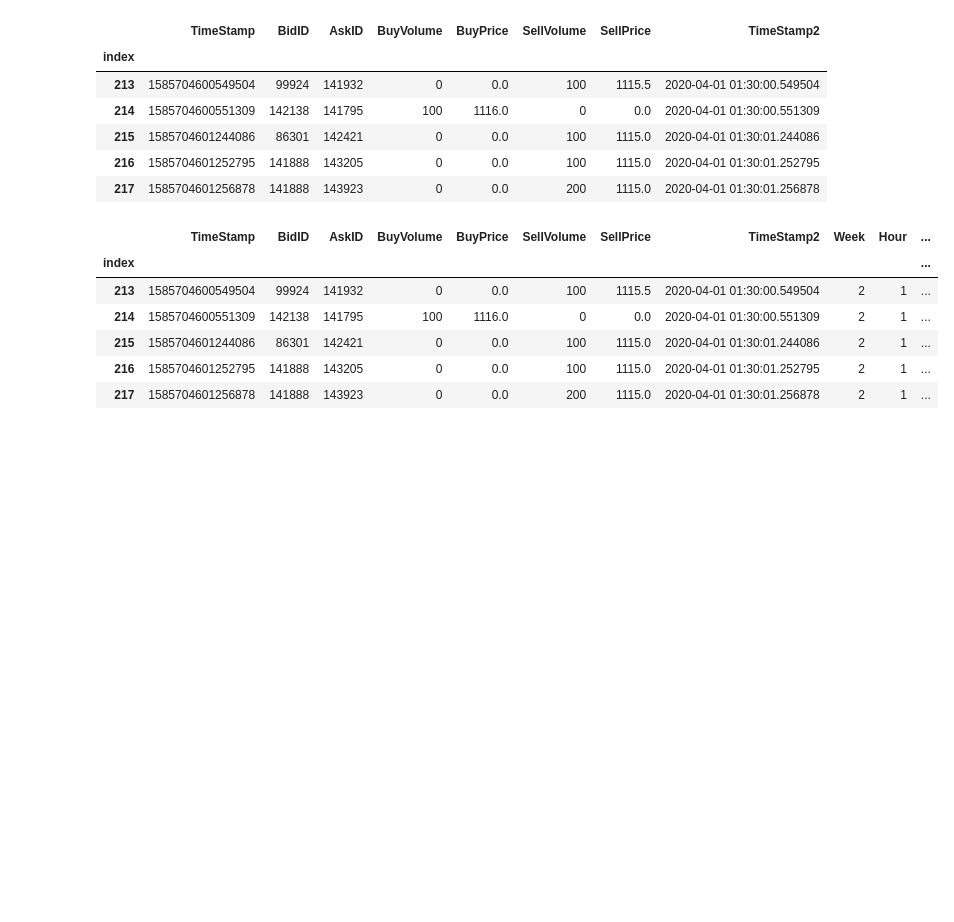
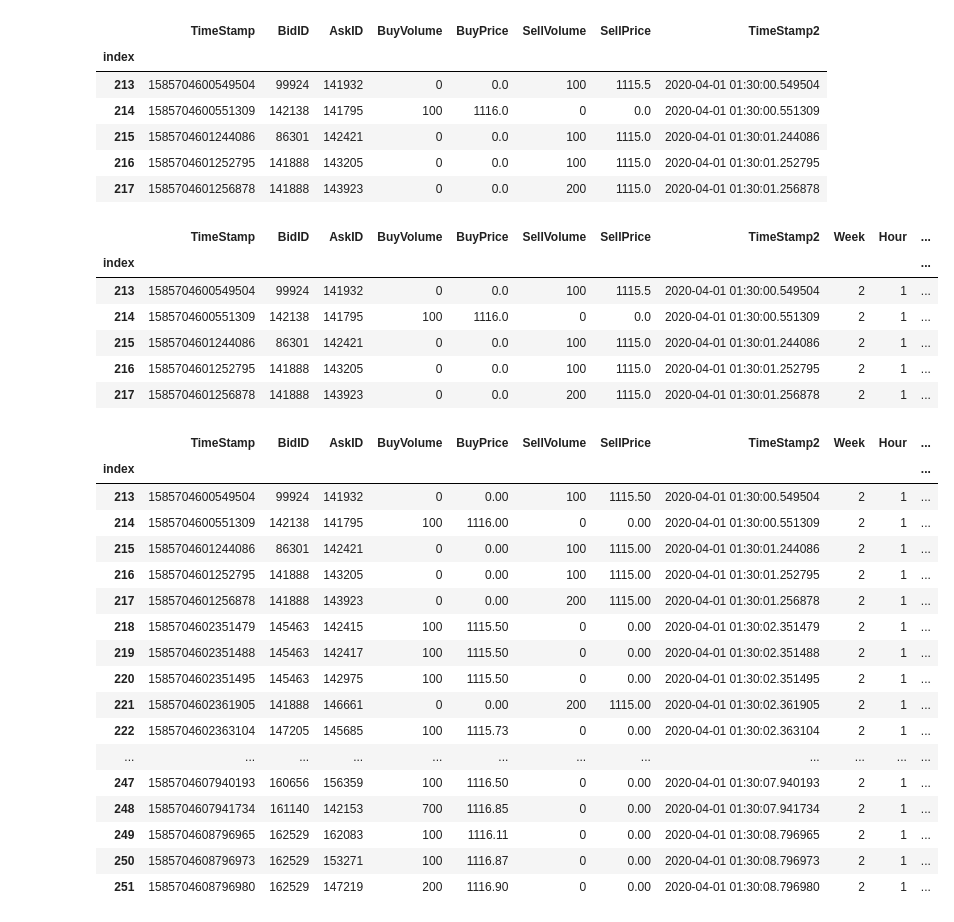
Before and after one commit to chun-code/stock_price, a Jupyter notebook: code.ipynb, the cells around one changed output. Drawn from its saved outputs; the diff is of its cells as text; code cells hidden in the pictures; blank space fills up the shorter version.

```diff
--- a/code.ipynb
+++ b/code.ipynb
@@ -60,8 +60,8 @@ col_ask = ['Ask1','Ask2','Ask3','Ask4','Ask5'] #賣
 
 
 ## 動能(漲跌相對強度)
-book_train['size_diff'] =  book_train[col_bid_size].sum(axis=1) - book_train[col_ask].sum(axis=1) #委買掛單總數-委賣掛單總數
-book_train['size_ratio'] =  book_train[col_bid_size].sum(axis=1) / book_train[col_ask].sum(axis=1) #委買掛單總數/委賣掛單總數
+book_train['book_size_diff'] =  book_train[col_bid_size].sum(axis=1) - book_train[col_ask].sum(axis=1) #委買掛單總數-委賣掛單總數
+book_train['book_size_ratio'] =  book_train[col_bid_size].sum(axis=1) / book_train[col_ask].sum(axis=1) #委買掛單總數/委賣掛單總數
 
 
 ## 基本描述統計值(最大、最小、平均)_ask
@@ -87,7 +87,7 @@ pre_book_ask_q3 = []
 
 for i in range(1, len(book_train)):
     term_data = []
-    term_data = map(lambda x,y: book_train.loc[i-1,x].repeat(int(book_train.loc[i-1,y])) ,col_ask ,col_ask_size )
+    term_data = map( lambda x,y: book_train.loc[i-1,x].repeat(int(book_train.loc[i-1,y])) ,col_ask ,col_ask_size )
     term_data = list(term_data)
     term_data = flatten_extend(term_data)
     pre_book_ask_mode.append( mode(term_data) )
@@ -157,3 +157,17 @@ book_train.head()
 | 2 | 139 | 1585704609513298 | 1116.00 | 1600 | 1116.99 | 100 | 1115.03 | 300 | 1117.00 | 1240 | ... |
 | 3 | 140 | 1585704612124381 | 1113.15 | 300 | 1114.44 | 400 | 1113.01 | 600 | 1116.99 | 100 | ... |
 | 4 | 141 | 1585704615123840 | 1111.51 | 100 | 1111.62 | 2200 | 1111.50 | 200 | 1116.00 | 100 | ... |
+# %%
+## 移動平均線
+book_train['book_ma_6s'] =  book_train['midpt'].shift(1).rolling(1).mean()
+book_train['book_ma_12s'] = book_train['midpt'].shift(1).rolling(2).mean()
+book_train['book_ma_24s'] = book_train['midpt'].shift(1).rolling(3).mean()
+book_train['book_ma_48s'] = book_train['midpt'].shift(1).rolling(4).mean()
+book_train['book_ma_96s'] = book_train['midpt'].shift(1).rolling(5).mean()
+
+book_train['book_mstd_12s'] = book_train['midpt'].shift(1).rolling(2).std()
+book_train['book_mstd_24s'] = book_train['midpt'].shift(1).rolling(3).std()
+book_train['book_mstd_48s'] = book_train['midpt'].shift(1).rolling(4).std()
+book_train['book_mstd_96s'] = book_train['midpt'].shift(1).rolling(5).std()
+
+book_train.head(10)
@@ -187,3 +214,34 @@ trade_train.head()
 | 215 | 1585704601244086 | 86301 | 142421 | 0 | 0.0 | 100 | 1115.0 | 2020-04-01 01:30:01.244086 | 2 | 1 | ... |
 | 216 | 1585704601252795 | 141888 | 143205 | 0 | 0.0 | 100 | 1115.0 | 2020-04-01 01:30:01.252795 | 2 | 1 | ... |
 | 217 | 1585704601256878 | 141888 | 143923 | 0 | 0.0 | 200 | 1115.0 | 2020-04-01 01:30:01.256878 | 2 | 1 | ... |
+# %%
+# 以五檔報價時間依據，將交易資料分組(bisect)
+
+import bisect
+book_ts = book_train['TimeStamp'].values.tolist()  #dataframe to list
+
+def get_ts_id(ts):
+    return bisect.bisect_left(book_ts, ts)  #回傳插入的位置，以0開頭
+
+
+trade_train['ts_id'] = trade_train['TimeStamp'].apply(lambda ts: get_ts_id(ts))  #ts:trade每一列
+trade_train.head(39)
+# %% [output]
+|  | TimeStamp | BidID | AskID | BuyVolume | BuyPrice | SellVolume | SellPrice | TimeStamp2 | Week | Hour | ... |
+| index |  |  |  |  |  |  |  |  |  |  | ... |
+| 213 | 1585704600549504 | 99924 | 141932 | 0 | 0.00 | 100 | 1115.50 | 2020-04-01 01:30:00.549504 | 2 | 1 | ... |
+| 214 | 1585704600551309 | 142138 | 141795 | 100 | 1116.00 | 0 | 0.00 | 2020-04-01 01:30:00.551309 | 2 | 1 | ... |
+| 215 | 1585704601244086 | 86301 | 142421 | 0 | 0.00 | 100 | 1115.00 | 2020-04-01 01:30:01.244086 | 2 | 1 | ... |
+| 216 | 1585704601252795 | 141888 | 143205 | 0 | 0.00 | 100 | 1115.00 | 2020-04-01 01:30:01.252795 | 2 | 1 | ... |
+| 217 | 1585704601256878 | 141888 | 143923 | 0 | 0.00 | 200 | 1115.00 | 2020-04-01 01:30:01.256878 | 2 | 1 | ... |
+| 218 | 1585704602351479 | 145463 | 142415 | 100 | 1115.50 | 0 | 0.00 | 2020-04-01 01:30:02.351479 | 2 | 1 | ... |
+| 219 | 1585704602351488 | 145463 | 142417 | 100 | 1115.50 | 0 | 0.00 | 2020-04-01 01:30:02.351488 | 2 | 1 | ... |
+| 220 | 1585704602351495 | 145463 | 142975 | 100 | 1115.50 | 0 | 0.00 | 2020-04-01 01:30:02.351495 | 2 | 1 | ... |
+| 221 | 1585704602361905 | 141888 | 146661 | 0 | 0.00 | 200 | 1115.00 | 2020-04-01 01:30:02.361905 | 2 | 1 | ... |
+| 222 | 1585704602363104 | 147205 | 145685 | 100 | 1115.73 | 0 | 0.00 | 2020-04-01 01:30:02.363104 | 2 | 1 | ... |
+| ... | ... | ... | ... | ... | ... | ... | ... | ... | ... | ... | ... |
+| 247 | 1585704607940193 | 160656 | 156359 | 100 | 1116.50 | 0 | 0.00 | 2020-04-01 01:30:07.940193 | 2 | 1 | ... |
+| 248 | 1585704607941734 | 161140 | 142153 | 700 | 1116.85 | 0 | 0.00 | 2020-04-01 01:30:07.941734 | 2 | 1 | ... |
+| 249 | 1585704608796965 | 162529 | 162083 | 100 | 1116.11 | 0 | 0.00 | 2020-04-01 01:30:08.796965 | 2 | 1 | ... |
+| 250 | 1585704608796973 | 162529 | 153271 | 100 | 1116.87 | 0 | 0.00 | 2020-04-01 01:30:08.796973 | 2 | 1 | ... |
+| 251 | 1585704608796980 | 162529 | 147219 | 200 | 1116.90 | 0 | 0.00 | 2020-04-01 01:30:08.796980 | 2 | 1 | ... |
```
Also changed, not shown: parts of 22 cells of this notebook.
